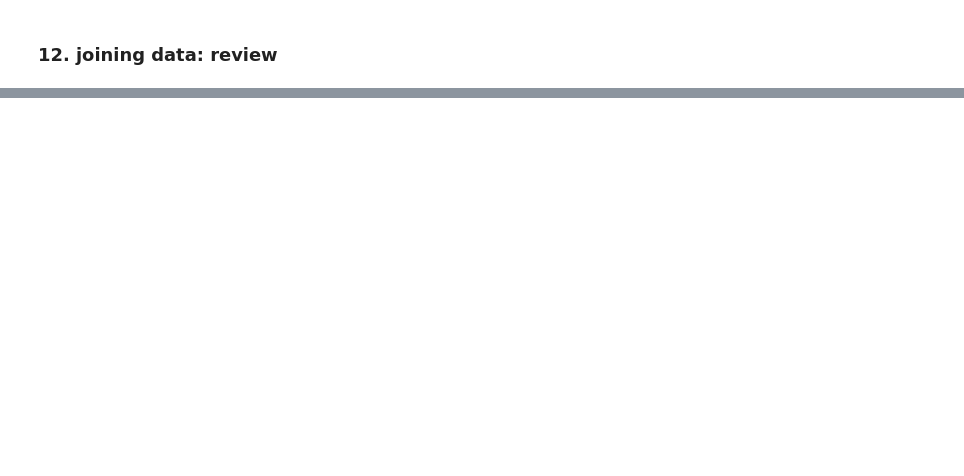
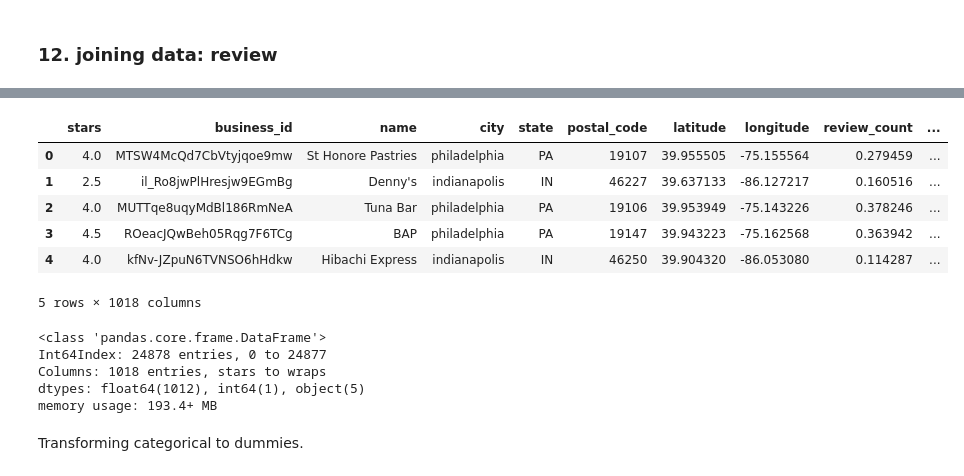
Before and after one commit to qiaojunch/cs6140-yelp-proj, a Jupyter notebook: yelp_proj.ipynb, the cells around one changed output, grey strips where cells are left out. Saved outputs shown, nothing was run; the diff lists cells and outputs as text; code cells hidden in the pictures; blank space fills up the shorter version.

```diff
--- a/yelp_proj.ipynb
+++ b/yelp_proj.ipynb
@@ -544,0 +877,4 @@ user.head()
+# %%
+explode.columns.name = None
+# %%
+explode = explode.reset_index()
@@ -544,0 +891,24 @@ user.head()
+# %%
+data = pd.merge(data, explode, left_on='business_id', right_on='business_id', how='left')
+# %%
+data = data.drop('categories', axis=1)
+# %%
+data.head()
+# %% [output]
+|  | stars | business_id | name | city | state | postal_code | latitude | longitude | review_count | ... |
+| 0 | 4.0 | MTSW4McQd7CbVtyjqoe9mw | St Honore Pastries | philadelphia | PA | 19107 | 39.955505 | -75.155564 | 0.279459 | ... |
+| 1 | 2.5 | il_Ro8jwPlHresjw9EGmBg | Denny's | indianapolis | IN | 46227 | 39.637133 | -86.127217 | 0.160516 | ... |
+| 2 | 4.0 | MUTTqe8uqyMdBl186RmNeA | Tuna Bar | philadelphia | PA | 19106 | 39.953949 | -75.143226 | 0.378246 | ... |
+| 3 | 4.5 | ROeacJQwBeh05Rqg7F6TCg | BAP | philadelphia | PA | 19147 | 39.943223 | -75.162568 | 0.363942 | ... |
+| 4 | 4.0 | kfNv-JZpuN6TVNSO6hHdkw | Hibachi Express | indianapolis | IN | 46250 | 39.904320 | -86.053080 | 0.114287 | ... |
+5 rows × 1018 columns
+# %%
+data.info()
+# %% [output]
+<class 'pandas.core.frame.DataFrame'>
+Int64Index: 24878 entries, 0 to 24877
+Columns: 1018 entries, stars to wraps
+dtypes: float64(1012), int64(1), object(5)
+memory usage: 193.4+ MB
+# %% [markdown]
+Transforming categorical to dummies.
```
Also changed, not shown: parts of 128 cells of this notebook.
